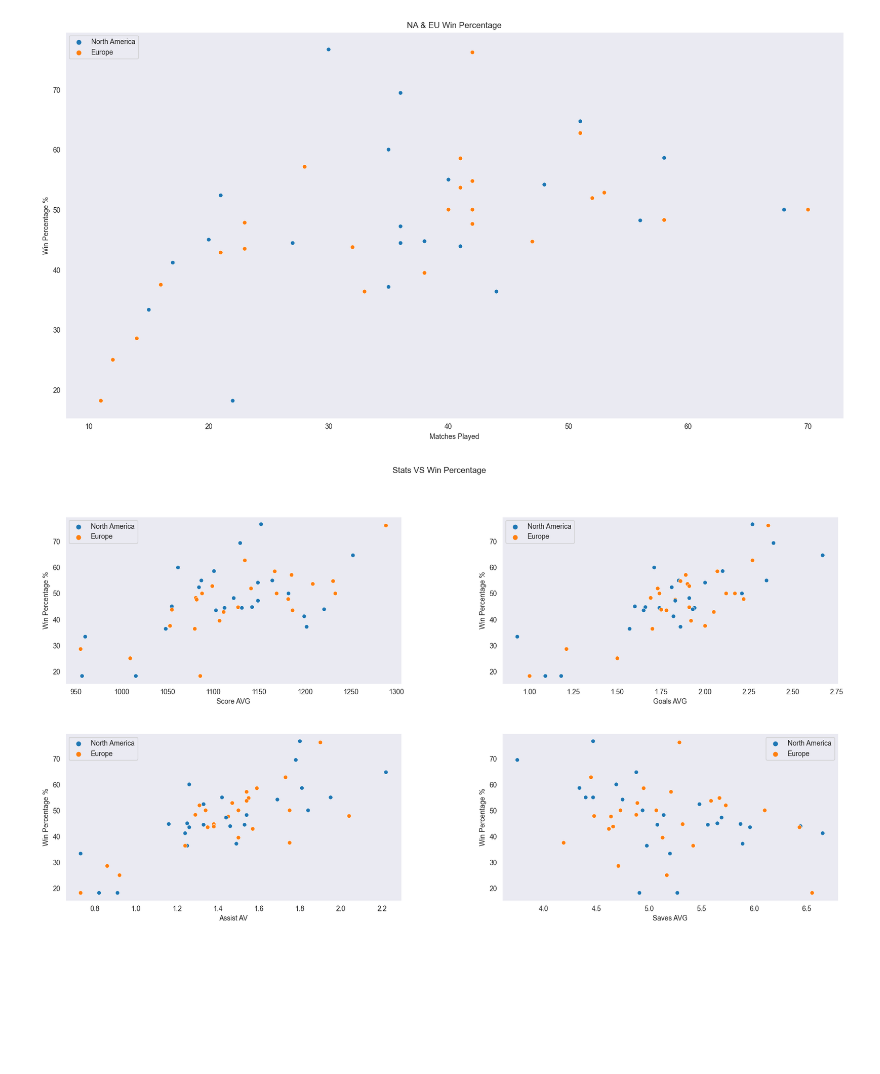
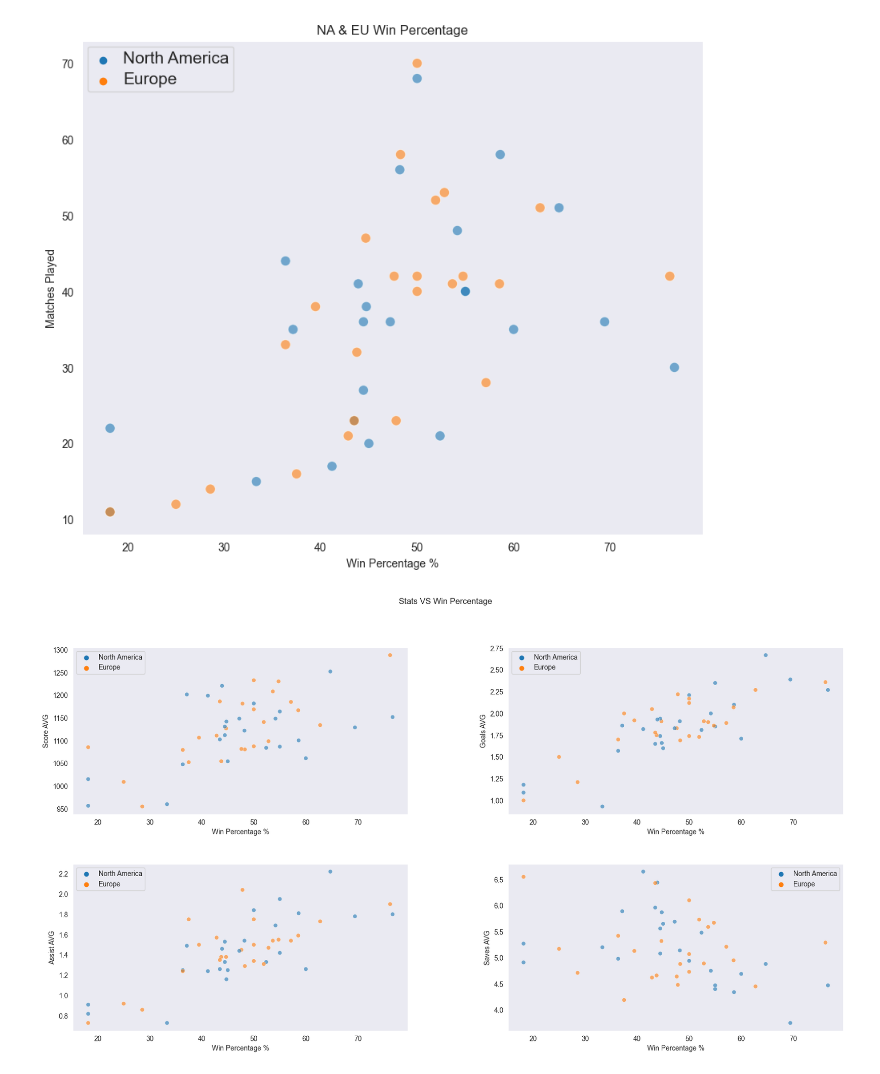
Before and after one commit to dewy413/DataVizFinal, a Jupyter notebook: main.ipynb, the cells around one changed output. Drawn from its saved outputs; the diff is of its cells as text; code cells hidden in the pictures; blank space fills up the shorter version.

```diff
--- a/main.ipynb
+++ b/main.ipynb
@@ -18,26 +31,23 @@ sns.set_palette(['tab:blue', 'tab:orange'])
 # %%
-#Overall Plot Creation
-plt.figure(figsize=(20,10))
-NAEUplot = sns.scatterplot(NAEUdf, x = 'games', y = 'win percentage', hue="region")
+plt.figure(figsize=(10, 8))
+NAEUplot = sns.scatterplot(NAEUdf, x = 'win percentage', y = 'games', hue="region", alpha=0.6, s=80)
 NAEUplot.set_title("NA & EU Win Percentage")
-NAEUplot.set_ylabel("Win Percentage %")
-NAEUplot.set_xlabel("Matches Played")
+NAEUplot.set_ylabel("Matches Played")
+NAEUplot.set_xlabel("Win Percentage %")
 NAEUplot.legend(loc='upper left')
-
-
-
+plt.setp(NAEUplot.get_legend().get_texts(), fontsize='15')
 plt.show()
 # %% [output]
-[figure, old version]
+[figure, new version]
 # %%
 baseChart, axes = plt.subplots(2, 2, figsize=(20,10))
 plt.subplots_adjust(hspace = 0.3, wspace=0.3)
 baseChart.suptitle("Stats VS Win Percentage")
 
-NAEUSPGplot = sns.scatterplot(NAEUdf, x='score per game', y='win percentage', ax=axes[0, 0], hue="region")
-NAEUGPGplot = sns.scatterplot(NAEUdf, x='goals per game', y='win percentage', ax=axes[0, 1], hue="region")
-NAEUAPSplot = sns.scatterplot(NAEUdf, x='assists per game', y='win percentage', ax=axes[1, 0], hue="region")
-NAEUHPGplot = sns.scatterplot(NAEUdf, x='saves per game', y='win percentage', ax=axes[1, 1], hue="region")
+NAEUSPGplot = sns.scatterplot(NAEUdf, x='win percentage', y='score per game',  ax=axes[0, 0], hue="region", alpha=0.6)
+NAEUGPGplot = sns.scatterplot(NAEUdf,  x='win percentage',y='goals per game', ax=axes[0, 1], hue="region", alpha=0.6)
+NAEUAPSplot = sns.scatterplot(NAEUdf,  x='win percentage', y='assists per game',ax=axes[1, 0], hue="region", alpha=0.6)
+NAEUHPGplot = sns.scatterplot(NAEUdf,  x='win percentage', y='saves per game',  ax=axes[1, 1], hue="region", alpha=0.6)
 
 
 NAEUSPGplot.legend(loc='upper left')
@@ -46,16 +56,16 @@ NAEUAPSplot.legend(loc='upper left')
 NAEUHPGplot.legend(loc='upper right')
 
 
-NAEUSPGplot.set_ylabel("Win Percentage %")
-NAEUGPGplot.set_ylabel("Win Percentage %")
-NAEUAPSplot.set_ylabel("Win Percentage %")
-NAEUHPGplot.set_ylabel("Win Percentage %")
+NAEUSPGplot.set_xlabel("Win Percentage %")
+NAEUGPGplot.set_xlabel("Win Percentage %")
+NAEUAPSplot.set_xlabel("Win Percentage %")
+NAEUHPGplot.set_xlabel("Win Percentage %")
 
 
-NAEUSPGplot.set_xlabel("Score AVG")
-NAEUGPGplot.set_xlabel("Goals AVG")
-NAEUAPSplot.set_xlabel("Assist AV")
-NAEUHPGplot.set_xlabel("Saves AVG")
+NAEUSPGplot.set_ylabel("Score AVG")
+NAEUGPGplot.set_ylabel("Goals AVG")
+NAEUAPSplot.set_ylabel("Assist AVG")
+NAEUHPGplot.set_ylabel("Saves AVG")
 
 
 
@@ -64,7 +74,7 @@ plt.show()
 
 #NAEUplot = sns.scatterplot(NAdf, x = , y = 'win percentage', hue="region")
 # %% [output]
-[figure, old version]
+[figure, new version]
 # %%
 boostChart, axes = plt.subplots(3, 2, figsize=(20,10))
 plt.subplots_adjust(hspace = 0.3, wspace=0.3)
```
Also changed, not shown: parts of 6 cells of this notebook.
